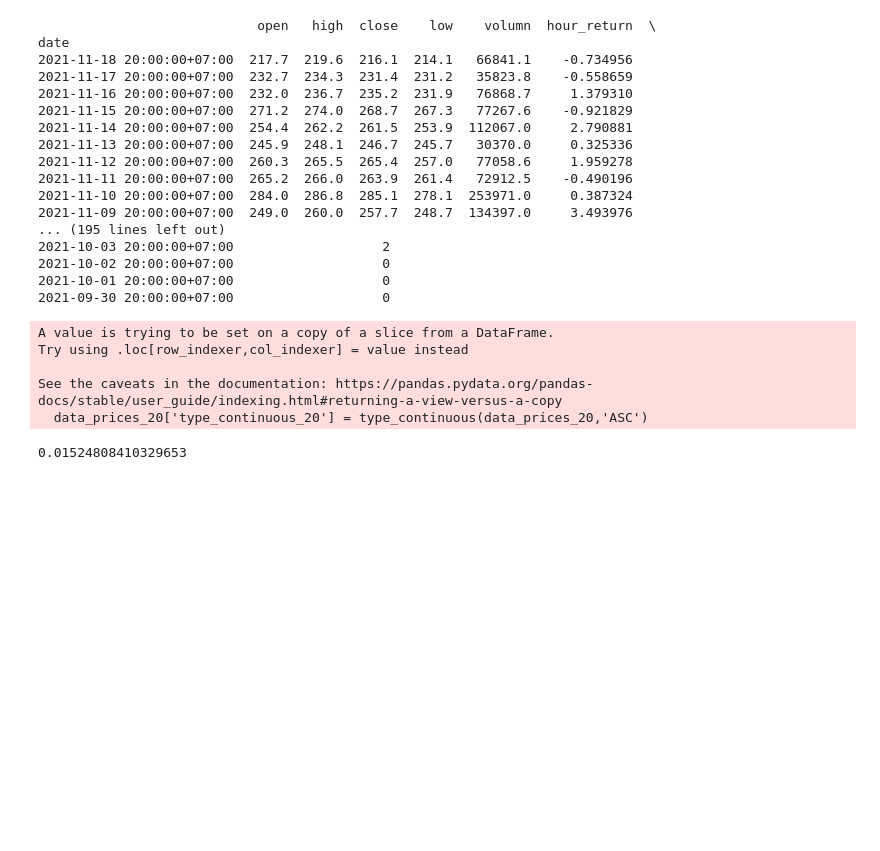
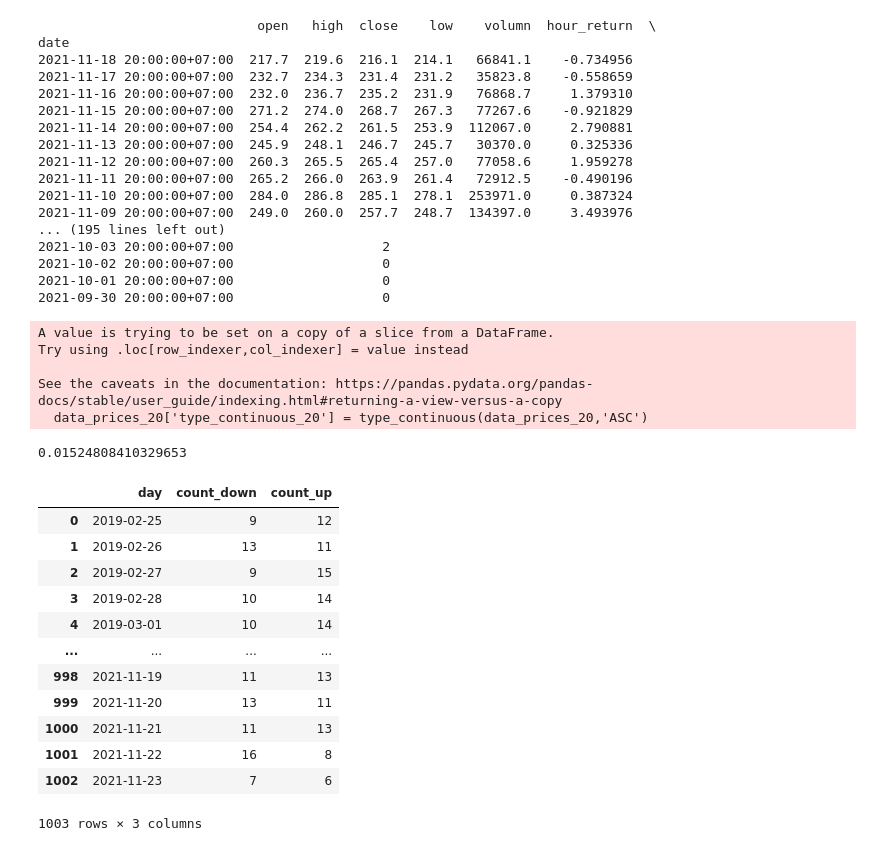
Before and after one commit to bachpx195/the_big_trade, a Jupyter notebook: TheBigTrade/HighestHourInDay.ipynb, the cells around one changed output. Drawn from its saved outputs; the diff is of its cells as text; code cells hidden in the pictures; blank space fills up the shorter version.

```diff
--- a/TheBigTrade/HighestHourInDay.ipynb
+++ b/TheBigTrade/HighestHourInDay.ipynb
@@ -11,7 +11,7 @@ import numpy as np
 
 merchandise_rate = MerchandiseRate()
 merchandise_rate_id = merchandise_rate.find_by_slug('LTCUSDT')
-candlestick = Candlestick(merchandise_rate_id, 'hour', 24*50, "DESC")
+candlestick = Candlestick(merchandise_rate_id, 'hour', 24*1000, "DESC")
 # candlestick = Candlestick(merchandise_rate_id, 'hour', 24*50, "DESC", start_date='2021-9-7', end_date='2021-9-28')
 # candlestick_day = Candlestick(merchandise_rate_id, 'day', 100, "DESC")
 hour_observe = 20
@@ -354,3 +332,49 @@ from myenv.helpers.utils import phi_coefficient
 print(phi_coefficient(data_prices_20, 'type', 'type_7'))
 # %% [output]
 0.01524808410329653
+# %%
+import pandas as pd
+from myenv.models.candlestick import Candlestick
+from myenv.helpers.constants import HIGH_INDEX, LOW_INDEX, OPEN_INDEX, CLOSE_INDEX
+from myenv.models.merchandise_rate import MerchandiseRate
+from myenv.helpers.utils import percentage_change, candlestick_type, type_continuous, until_now_type, candlestick_type_by_hour
+import matplotlib.pyplot as plt
+import numpy as np
+
+%matplotlib inline
+
+
+merchandise_rate = MerchandiseRate()
+merchandise_rate_id = merchandise_rate.find_by_slug('LTCUSDT')
+candlestick = Candlestick(merchandise_rate_id, 'hour', 24*1000, "DESC")
+# candlestick = Candlestick(merchandise_rate_id, 'hour', 24*50, "DESC", start_date='2021-9-7', end_date='2021-9-28')
+# candlestick_day = Candlestick(merchandise_rate_id, 'day', 100, "DESC")
+hour_observe = 20
+
+data_prices = candlestick.to_df()
+
+data_prices['day'] = data_prices[['open']].apply(
+    lambda x: x.name.strftime("%Y-%m-%d"), axis=1)
+data_prices['hour'] = data_prices[['open']].apply(
+    lambda x: x.name.hour, axis=1)
+data_prices['type'] = candlestick_type(data_prices)
+
+
+down_df = data_prices[data_prices['type'] == 'down'].groupby(['day'])['type'].size().reset_index(name='count_down')
+up_df = data_prices[data_prices['type'] == 'up'].groupby(['day'])['type'].size().reset_index(name='count_up')
+
+a = pd.merge(down_df, up_df, on=["day"])
+# %% [output]
+|  | day | count_down | count_up |
+| 0 | 2019-02-25 | 9 | 12 |
+| 1 | 2019-02-26 | 13 | 11 |
+| 2 | 2019-02-27 | 9 | 15 |
+| 3 | 2019-02-28 | 10 | 14 |
+| 4 | 2019-03-01 | 10 | 14 |
+| ... | ... | ... | ... |
+| 998 | 2021-11-19 | 11 | 13 |
+| 999 | 2021-11-20 | 13 | 11 |
+| 1000 | 2021-11-21 | 11 | 13 |
+| 1001 | 2021-11-22 | 16 | 8 |
+| 1002 | 2021-11-23 | 7 | 6 |
+1003 rows × 3 columns
```
Also changed, not shown: parts of 1 cell of this notebook, 3 other files.
